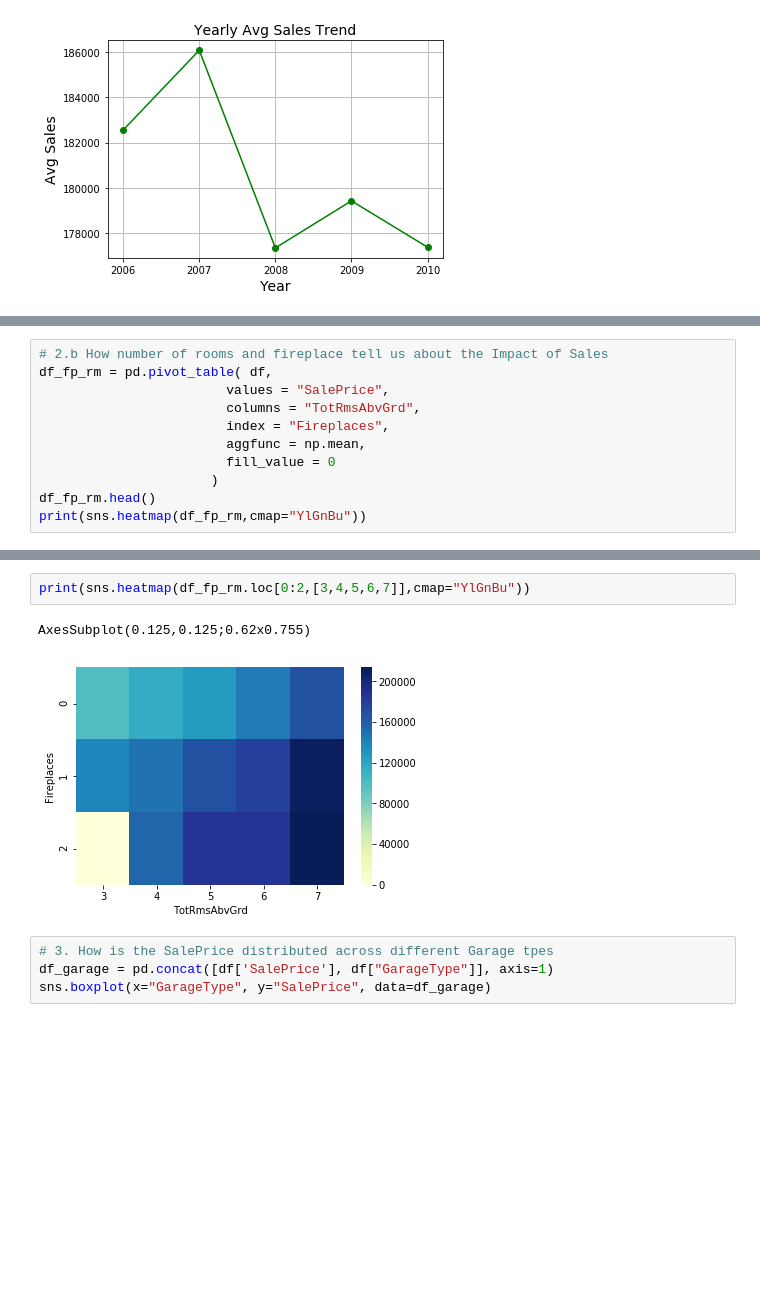
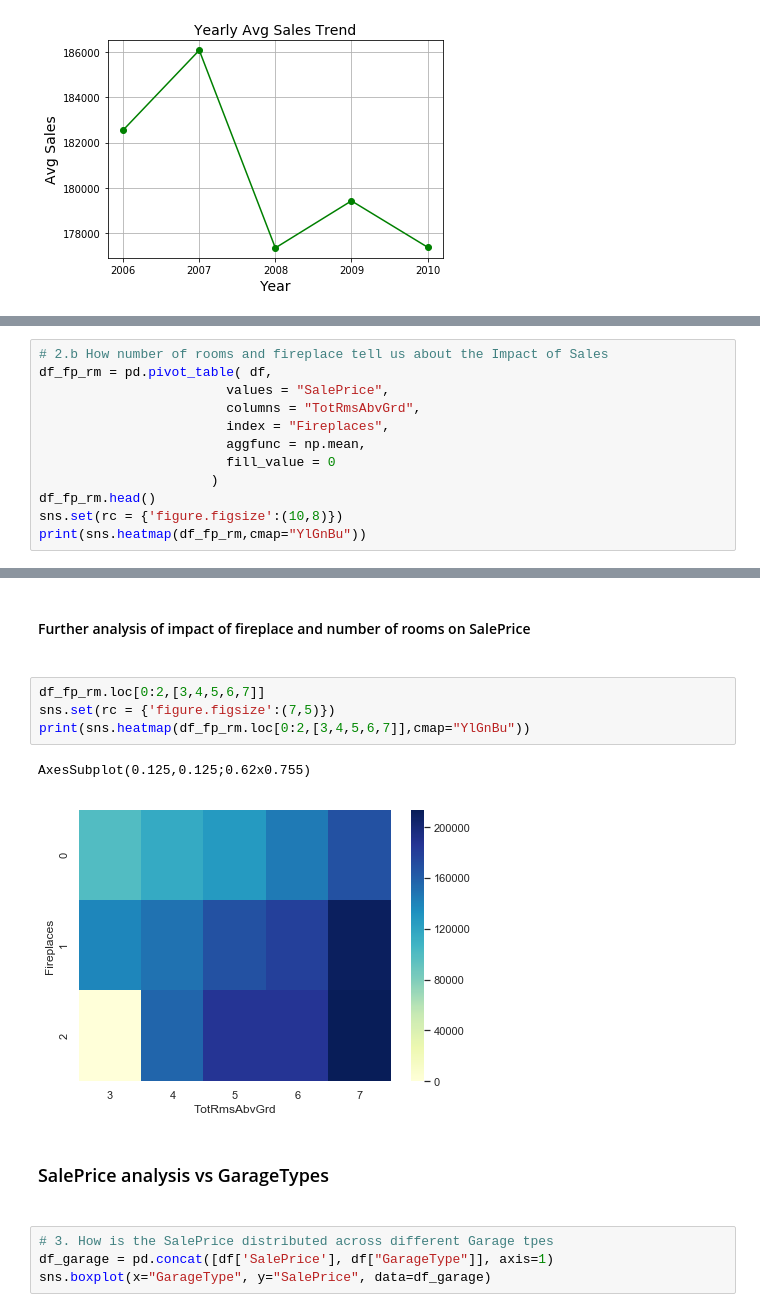
Before and after one commit to karthikeyakam/house_prices_analysis, a Jupyter notebook: Descriptive Analysis.ipynb, the cells around one changed output, grey strips where cells are left out. Cells and saved outputs as stored; diff of their text form; blank space fills up the shorter version.

```diff
--- a/Descriptive Analysis.ipynb
+++ b/Descriptive Analysis.ipynb
@@ -61,6 +73,7 @@ df_fp_rm = pd.pivot_table( df,
                         fill_value = 0
                       )
 df_fp_rm.head()
+sns.set(rc = {'figure.figsize':(10,8)})
 print(sns.heatmap(df_fp_rm,cmap="YlGnBu"))
 # %% [output]
 AxesSubplot(0.125,0.125;0.62x0.755)
@@ -68,8 +81,14 @@ AxesSubplot(0.125,0.125;0.62x0.755)
+# %% [markdown]
+<h4>Further analysis of impact of fireplace and number of rooms on SalePrice<h4>
 # %%
+df_fp_rm.loc[0:2,[3,4,5,6,7]]
+sns.set(rc = {'figure.figsize':(7,5)})
 print(sns.heatmap(df_fp_rm.loc[0:2,[3,4,5,6,7]],cmap="YlGnBu"))
 # %% [output]
 AxesSubplot(0.125,0.125;0.62x0.755)
-[figure, old version]
+[figure, new version]
+# %% [markdown]
+<h3>SalePrice analysis vs GarageTypes<h3>
 # %%
 # 3. How is the SalePrice distributed across different Garage tpes
 df_garage = pd.concat([df['SalePrice'], df["GarageType"]], axis=1)
```
Also changed, not shown: parts of 8 cells of this notebook, 2 other files.
